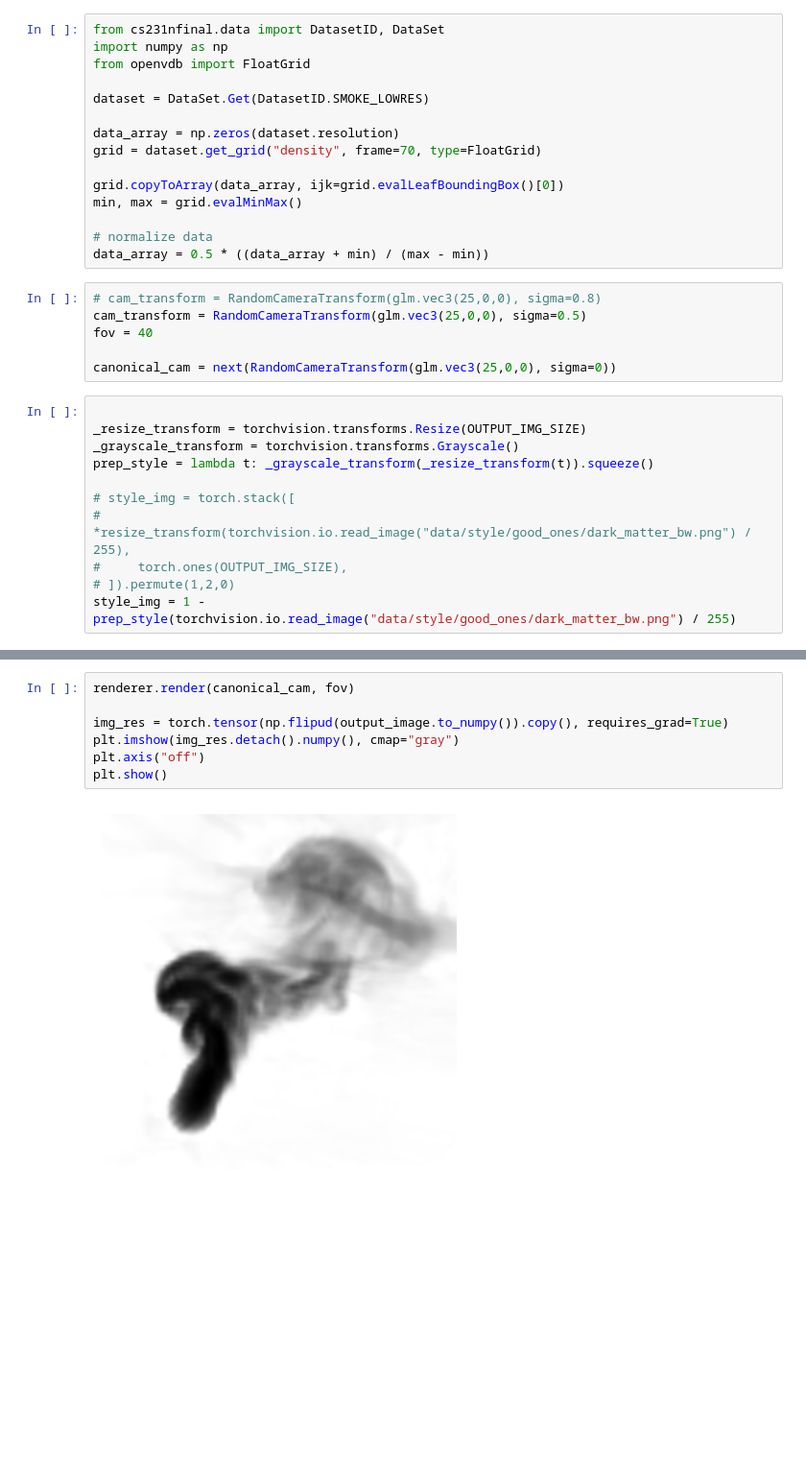
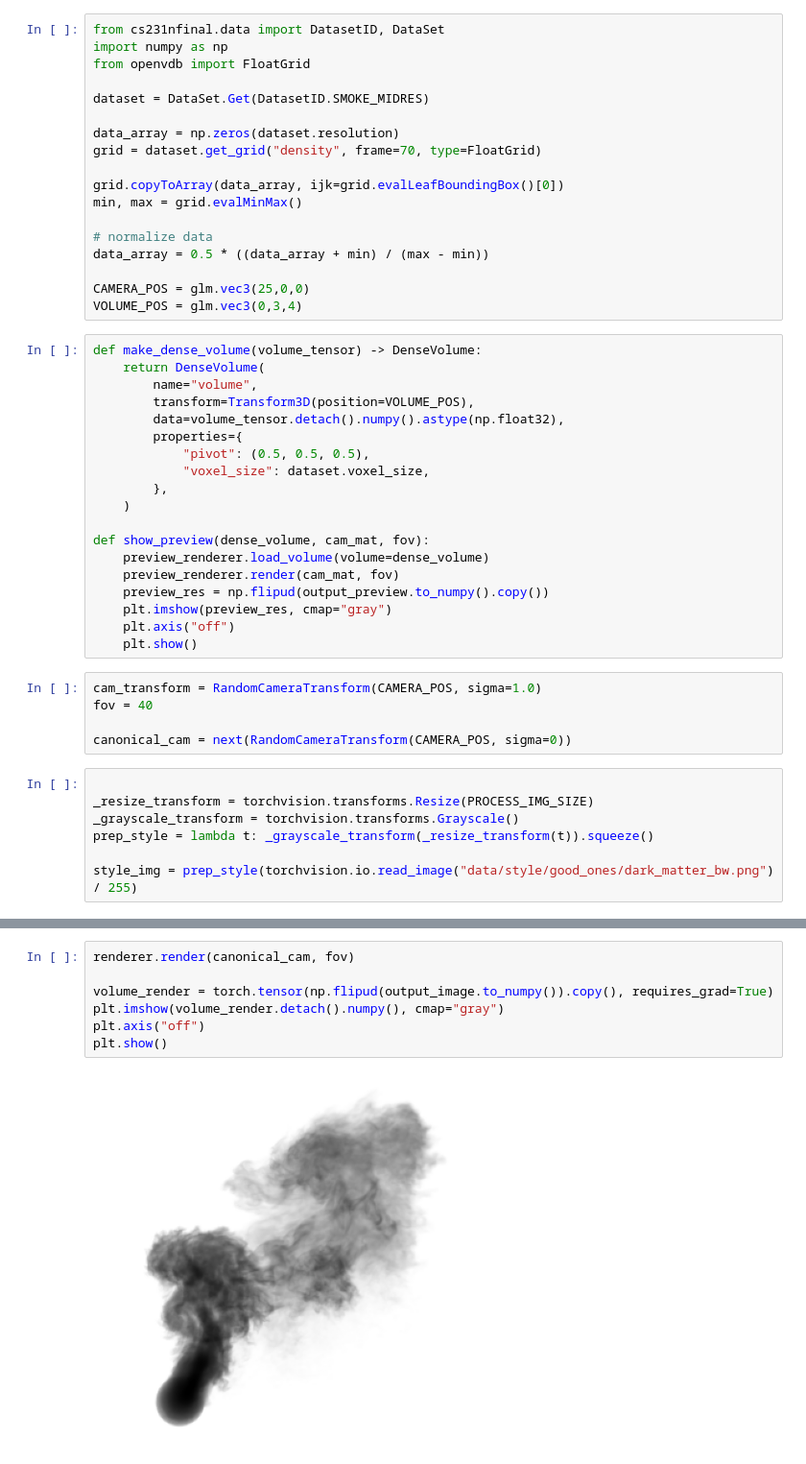
Before and after one commit to scottdmilner/cs231n-final-project, a Jupyter notebook: harness.ipynb, the cells around one changed output, grey strips where cells are left out. Shown at 96% size. Cells and saved outputs as stored; diff of their text form; blank space fills up the shorter version.

```diff
--- a/harness.ipynb
+++ b/harness.ipynb
@@ -79,7 +64,7 @@ from cs231nfinal.data import DatasetID, DataSet
 import numpy as np
 from openvdb import FloatGrid
 
-dataset = DataSet.Get(DatasetID.SMOKE_LOWRES)
+dataset = DataSet.Get(DatasetID.SMOKE_MIDRES)
 
 data_array = np.zeros(dataset.resolution)
 grid = dataset.get_grid("density", frame=70, type=FloatGrid)
@@ -89,21 +74,38 @@ min, max = grid.evalMinMax()
 
 # normalize data
 data_array = 0.5 * ((data_array + min) / (max - min))
+
+CAMERA_POS = glm.vec3(25,0,0)
+VOLUME_POS = glm.vec3(0,3,4)
+# %%
+def make_dense_volume(volume_tensor) -> DenseVolume:
+    return DenseVolume(
+        name="volume",
+        transform=Transform3D(position=VOLUME_POS),
+        data=volume_tensor.detach().numpy().astype(np.float32),
+        properties={
+            "pivot": (0.5, 0.5, 0.5),
+            "voxel_size": dataset.voxel_size,
+        },
+    )
+
+def show_preview(dense_volume, cam_mat, fov):
+    preview_renderer.load_volume(volume=dense_volume)
+    preview_renderer.render(cam_mat, fov)
+    preview_res = np.flipud(output_preview.to_numpy().copy())
+    plt.imshow(preview_res, cmap="gray")
+    plt.axis("off")
+    plt.show()
 # %%
-# cam_transform = RandomCameraTransform(glm.vec3(25,0,0), sigma=0.8)
-cam_transform = RandomCameraTransform(glm.vec3(25,0,0), sigma=0.5)
+cam_transform = RandomCameraTransform(CAMERA_POS, sigma=1.0)
 fov = 40
 
-canonical_cam = next(RandomCameraTransform(glm.vec3(25,0,0), sigma=0))
+canonical_cam = next(RandomCameraTransform(CAMERA_POS, sigma=0))
 # %%
 
-_resize_transform = torchvision.transforms.Resize(OUTPUT_IMG_SIZE)
+_resize_transform = torchvision.transforms.Resize(PROCESS_IMG_SIZE)
 _grayscale_transform = torchvision.transforms.Grayscale()
 prep_style = lambda t: _grayscale_transform(_resize_transform(t)).squeeze()
 
-# style_img = torch.stack([
-#     *resize_transform(torchvision.io.read_image("data/style/good_ones/dark_matter_bw.png") / 255),
-#     torch.ones(OUTPUT_IMG_SIZE),
-# ]).permute(1,2,0)
-style_img = 1 - prep_style(torchvision.io.read_image("data/style/good_ones/dark_matter_bw.png") / 255)
+style_img = prep_style(torchvision.io.read_image("data/style/good_ones/dark_matter_bw.png") / 255)
 # %%
@@ -220,9 +228,9 @@ for epoch in tqdm(range(num_epochs), desc="Epochs"):
 # %%
 renderer.render(canonical_cam, fov)
 
-img_res = torch.tensor(np.flipud(output_image.to_numpy()).copy(), requires_grad=True)
-plt.imshow(img_res.detach().numpy(), cmap="gray")
+volume_render = torch.tensor(np.flipud(output_image.to_numpy()).copy(), requires_grad=True)
+plt.imshow(volume_render.detach().numpy(), cmap="gray")
 plt.axis("off")
 plt.show()
 # %% [output]
-[figure, old version]
+[figure, new version]
```
Also changed, not shown: parts of 4 cells of this notebook, 1 other file.
